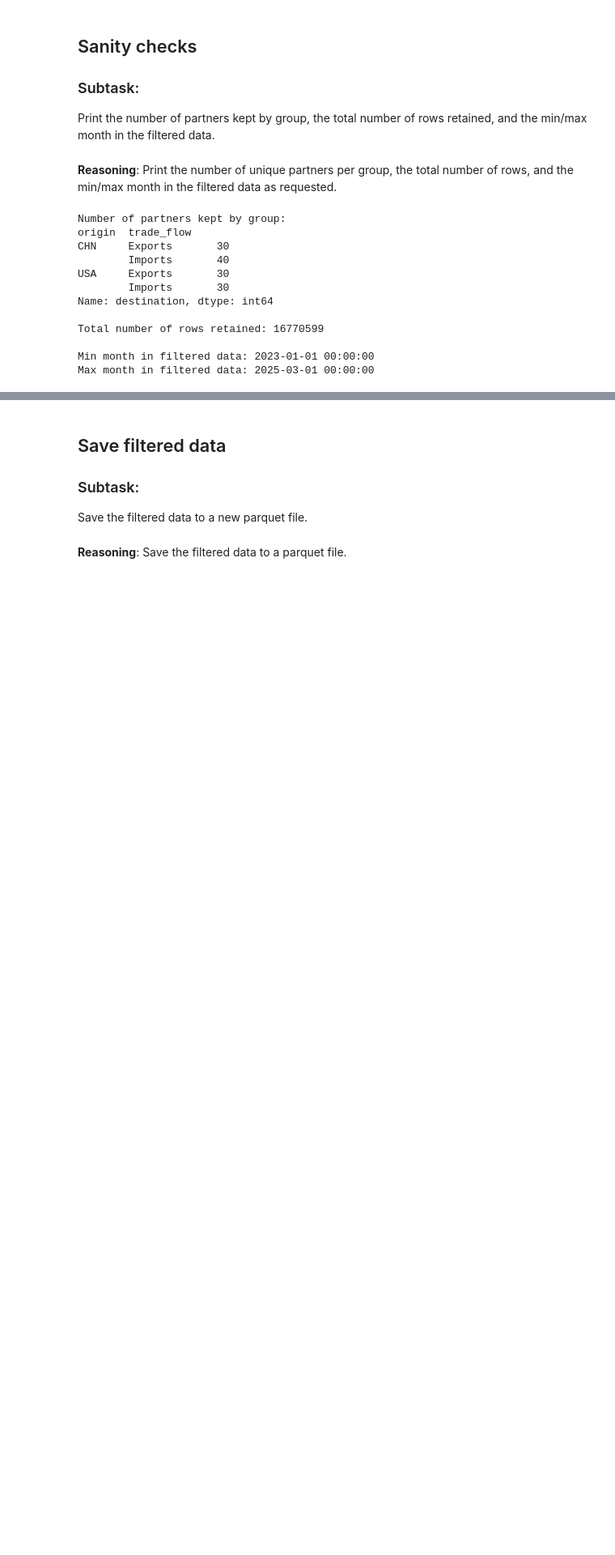
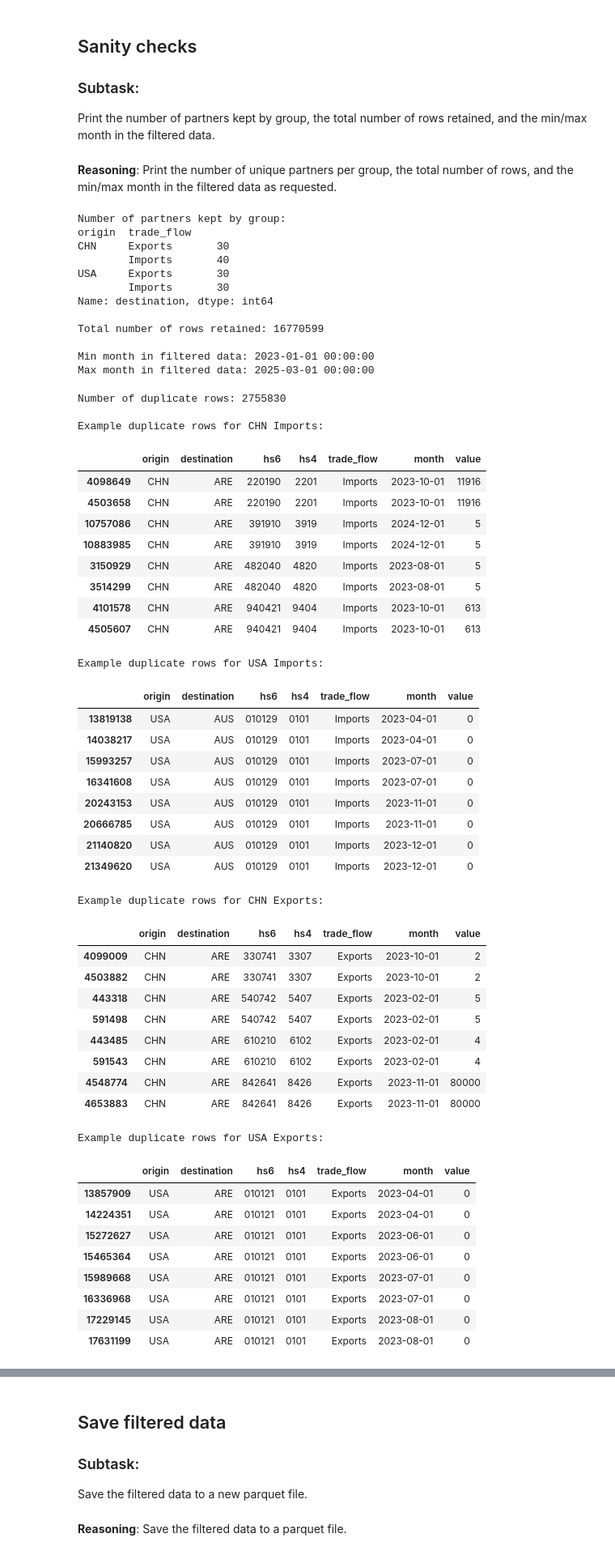
Before and after one commit to Tiru-Kaggundi/Tirumala_aiFORtrade, a Jupyter notebook: data_key_partners_30_30_30_40.ipynb, the cells around one changed output, grey strips where cells are left out. Shown at 81% size. Saved outputs shown, nothing was run; the diff lists cells and outputs as text; code cells hidden in the pictures; blank space fills up the shorter version.

```diff
--- a/data_key_partners_30_30_30_40.ipynb
+++ b/data_key_partners_30_30_30_40.ipynb
@@ -8,7 +8,7 @@ Mounted at /content/drive
 # %%
 import pandas as pd
 
-df = pd.read_parquet('/content/drive/MyDrive/ai4trade/merged_trade_data.parquet')
+df = pd.read_parquet('/content/drive/MyDrive/ai4trade/data/interim/merged_trade_data.parquet')
 
 display(df.head())
 # %% [output]
@@ -148,3 +148,68 @@ Total number of rows retained: 16770599
 
 Min month in filtered data: 2023-01-01 00:00:00
 Max month in filtered data: 2025-03-01 00:00:00
+# %%
+# Check for duplicate rows and display both instances
+duplicate_rows = df_filtered[df_filtered.duplicated(keep=False)]
+print(f"\nNumber of duplicate rows: {duplicate_rows.shape[0]}")
+
+# Function to display examples of duplicate rows for a given origin and trade flow
+def display_duplicate_examples(df, origin, trade_flow, num_examples=4):
+    group_duplicates = df[(df['origin'] == origin) & (df['trade_flow'] == trade_flow)]
+    if not group_duplicates.empty:
+        print(f"\nExample duplicate rows for {origin} {trade_flow}:")
+        # Sort to ensure duplicate pairs are next to each other for better viewing
+        group_duplicates_sorted = group_duplicates.sort_values(by=['origin', 'trade_flow', 'destination', 'hs6', 'hs4', 'month', 'value'])
+        # Display only the duplicate rows, showing both instances
+        display(group_duplicates_sorted[group_duplicates_sorted.duplicated(keep=False)].head(num_examples * 2)) # Display twice the number of examples to show both duplicates
+    else:
+        print(f"\nNo duplicate rows found for {origin} {trade_flow}.")
+
+# Display examples for each group
+display_duplicate_examples(duplicate_rows, 'CHN', 'Imports', 4)
+display_duplicate_examples(duplicate_rows, 'USA', 'Imports', 4)
+display_duplicate_examples(duplicate_rows, 'CHN', 'Exports', 4)
+display_duplicate_examples(duplicate_rows, 'USA', 'Exports', 4)
+# %% [output]
+Number of duplicate rows: 2755830
+
+Example duplicate rows for CHN Imports:
+|  | origin | destination | hs6 | hs4 | trade_flow | month | value |
+| 4098649 | CHN | ARE | 220190 | 2201 | Imports | 2023-10-01 | 11916 |
+| 4503658 | CHN | ARE | 220190 | 2201 | Imports | 2023-10-01 | 11916 |
+| 10757086 | CHN | ARE | 391910 | 3919 | Imports | 2024-12-01 | 5 |
+| 10883985 | CHN | ARE | 391910 | 3919 | Imports | 2024-12-01 | 5 |
+| 3150929 | CHN | ARE | 482040 | 4820 | Imports | 2023-08-01 | 5 |
+| 3514299 | CHN | ARE | 482040 | 4820 | Imports | 2023-08-01 | 5 |
+| 4101578 | CHN | ARE | 940421 | 9404 | Imports | 2023-10-01 | 613 |
+| 4505607 | CHN | ARE | 940421 | 9404 | Imports | 2023-10-01 | 613 |
+Example duplicate rows for USA Imports:
+|  | origin | destination | hs6 | hs4 | trade_flow | month | value |
+| 13819138 | USA | AUS | 010129 | 0101 | Imports | 2023-04-01 | 0 |
+| 14038217 | USA | AUS | 010129 | 0101 | Imports | 2023-04-01 | 0 |
+| 15993257 | USA | AUS | 010129 | 0101 | Imports | 2023-07-01 | 0 |
+| 16341608 | USA | AUS | 010129 | 0101 | Imports | 2023-07-01 | 0 |
+| 20243153 | USA | AUS | 010129 | 0101 | Imports | 2023-11-01 | 0 |
+| 20666785 | USA | AUS | 010129 | 0101 | Imports | 2023-11-01 | 0 |
+| 21140820 | USA | AUS | 010129 | 0101 | Imports | 2023-12-01 | 0 |
+| 21349620 | USA | AUS | 010129 | 0101 | Imports | 2023-12-01 | 0 |
+Example duplicate rows for CHN Exports:
+|  | origin | destination | hs6 | hs4 | trade_flow | month | value |
+| 4099009 | CHN | ARE | 330741 | 3307 | Exports | 2023-10-01 | 2 |
+| 4503882 | CHN | ARE | 330741 | 3307 | Exports | 2023-10-01 | 2 |
+| 443318 | CHN | ARE | 540742 | 5407 | Exports | 2023-02-01 | 5 |
+| 591498 | CHN | ARE | 540742 | 5407 | Exports | 2023-02-01 | 5 |
+| 443485 | CHN | ARE | 610210 | 6102 | Exports | 2023-02-01 | 4 |
+| 591543 | CHN | ARE | 610210 | 6102 | Exports | 2023-02-01 | 4 |
+| 4548774 | CHN | ARE | 842641 | 8426 | Exports | 2023-11-01 | 80000 |
+| 4653883 | CHN | ARE | 842641 | 8426 | Exports | 2023-11-01 | 80000 |
+Example duplicate rows for USA Exports:
+|  | origin | destination | hs6 | hs4 | trade_flow | month | value |
+| 13857909 | USA | ARE | 010121 | 0101 | Exports | 2023-04-01 | 0 |
+| 14224351 | USA | ARE | 010121 | 0101 | Exports | 2023-04-01 | 0 |
+| 15272627 | USA | ARE | 010121 | 0101 | Exports | 2023-06-01 | 0 |
+| 15465364 | USA | ARE | 010121 | 0101 | Exports | 2023-06-01 | 0 |
+| 15989668 | USA | ARE | 010121 | 0101 | Exports | 2023-07-01 | 0 |
+| 16336968 | USA | ARE | 010121 | 0101 | Exports | 2023-07-01 | 0 |
+| 17229145 | USA | ARE | 010121 | 0101 | Exports | 2023-08-01 | 0 |
+| 17631199 | USA | ARE | 010121 | 0101 | Exports | 2023-08-01 | 0 |
```
Also changed, not shown: parts of 3 cells of this notebook.
